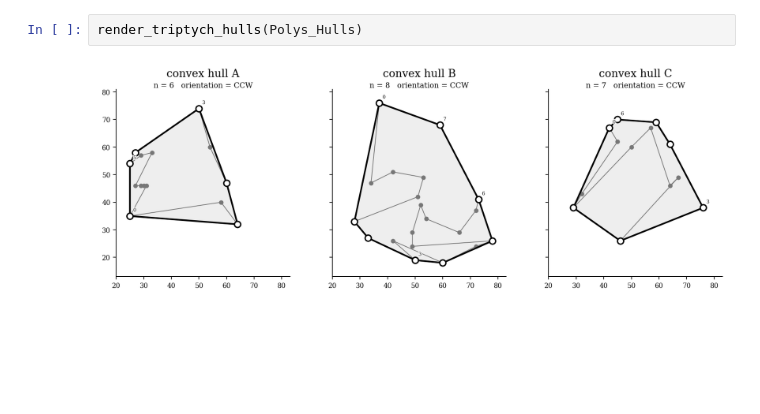
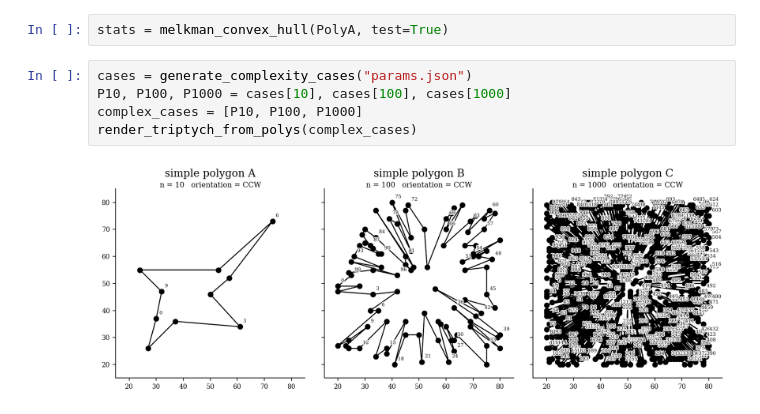
Before and after one commit to Guo-c-y/SHT_CG2_HW1, a Jupyter notebook: code/Problem1.ipynb, the cells around one changed output. Cells and saved outputs as stored; diff of their text form; blank space fills up the shorter version.

```diff
--- a/code/Problem1.ipynb
+++ b/code/Problem1.ipynb
@@ -89,4 +134,9 @@ Polys_Hulls = [(PolyA,HullA), (PolyB,HullB), (PolyC,HullC)]
-# %%
-render_triptych_hulls(Polys_Hulls)
-# %% [output]
-[figure, removed]
+# %%
+stats = melkman_convex_hull(PolyA, test=True)
+# %%
+cases = generate_complexity_cases("params.json")
+P10, P100, P1000 = cases[10], cases[100], cases[1000]
+complex_cases = [P10, P100, P1000]
+render_triptych_from_polys(complex_cases)
+# %% [output]
+[figure, added]
```
Also changed, not shown: parts of 9 cells of this notebook, 2 other files.
